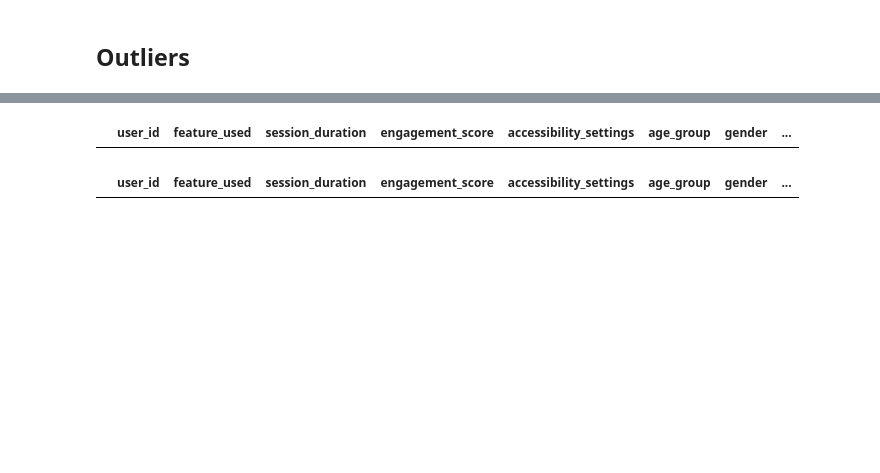
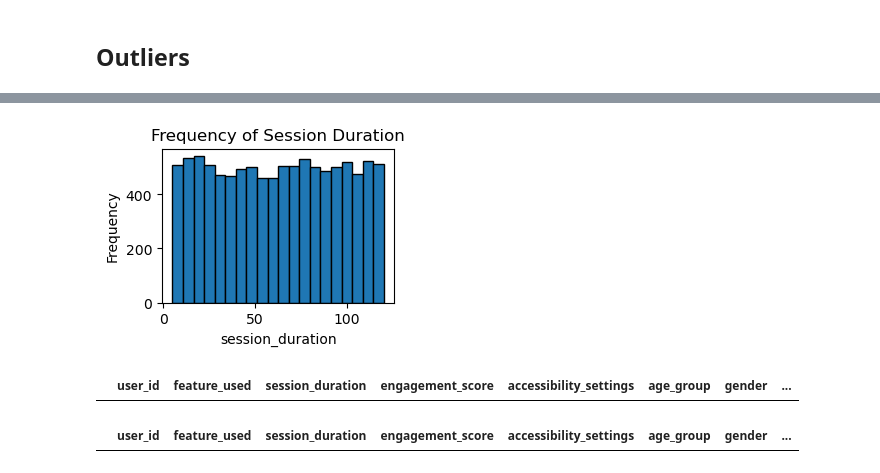
Before and after one commit to claire-law/HackDiversityDataInterviewChallenge, a Jupyter notebook: AccessibilityFeatures.ipynb, the cells around one changed output, grey strips where cells are left out. Cells and saved outputs as stored; diff of their text form; code cells hidden in the pictures; blank space fills up the shorter version.

```diff
--- a/AccessibilityFeatures.ipynb
+++ b/AccessibilityFeatures.ipynb
@@ -67 +74,14 @@ For session duration, there are no points that lie further than 1.5 times the IQ
+# %%
+plt.figure(figsize=(3, 2))
+plt.title('Frequency of Session Duration')
+plt.hist(
+    data['session_duration'],
+    bins=20,
+    edgecolor='black'
+)
+plt.xlabel('session_duration')
+plt.ylabel('Frequency')
+plt.show()
+# %% [output]
+[figure, added]
 # %%
```
Also changed, not shown: parts of 31 cells of this notebook.
